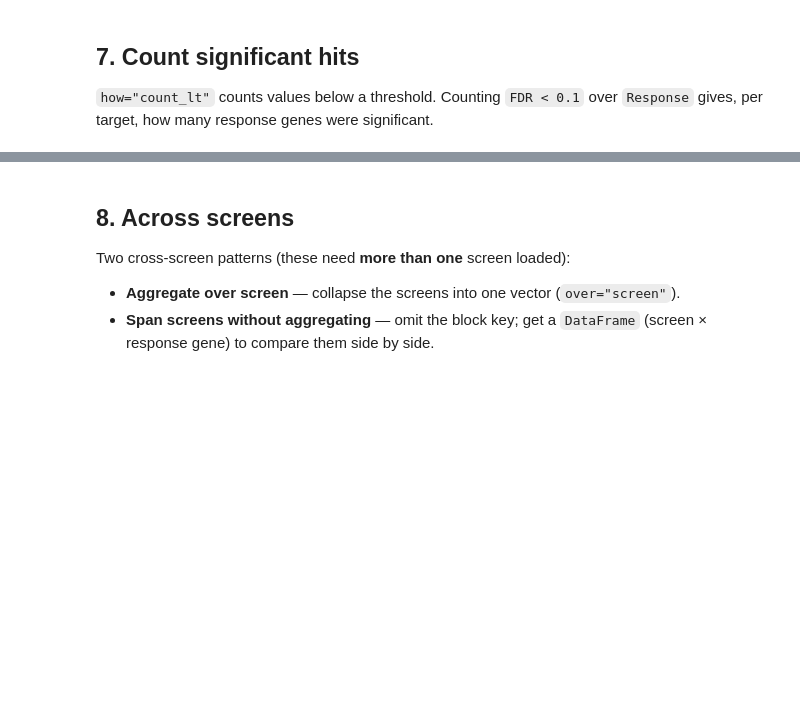
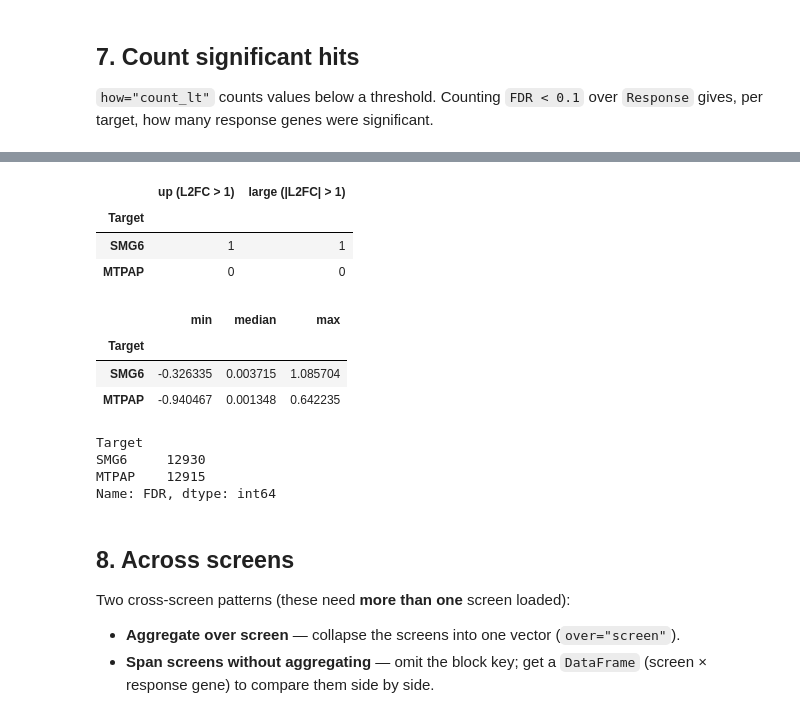
Before and after one commit to broadinstitute/cheesemonger, a Jupyter notebook: clients/cheesypy/examples/tutorial.ipynb, the cells around one changed output, grey strips where cells are left out. Drawn from its saved outputs; the diff is of its cells as text; code cells hidden in the pictures; blank space fills up the shorter version.

```diff
--- a/clients/cheesypy/examples/tutorial.ipynb
+++ b/clients/cheesypy/examples/tutorial.ipynb
@@ -43,7 +51,7 @@ from cheesypy import Cheesemonger
 
 BASE_URL = "https://dev.cds.team/cheesemonger"
 
-cm = Cheesemonger(BASE_URL, _client=httpx.Client(base_url=BASE_URL, auth=("REPLACE_USERNAME", "REPLACE_PASSWORD"), timeout=600))
+cm = Cheesemonger(BASE_URL, _client=httpx.Client(base_url=BASE_URL, auth=("cheesemonger-test", "crackers1020"), timeout=600), gene_symbols=True)
 # %% [markdown]
 ## 2. Explore
 
@@ -158,3 +187,41 @@ Name: FDR, dtype: int64
+# %%
+# Threshold counts: large up-regulated effects (L2FC > 1), and large effects in
+# either direction (|L2FC| > 1), per target at D4.
+import pandas as pd
+
+up  = cm.aggregate("perturb-scuba", "L2FC", over="Response", how="count_gt", threshold=1.0,
+                   screen="PS-SC-1", Timepoint="D4")
+big = cm.aggregate("perturb-scuba", "L2FC", over="Response", how="abs_gt", threshold=1.0,
+                   screen="PS-SC-1", Timepoint="D4")
+pd.DataFrame({"up (L2FC > 1)": up, "large (|L2FC| > 1)": big})   # rows = Target
+# %% [output]
+|  | up (L2FC > 1) | large (|L2FC| > 1) |
+| Target |  |  |
+| SMG6 | 1 | 1 |
+| MTPAP | 0 | 0 |
+# %%
+# min / max / median of L2FC across response genes, per target
+import pandas as pd
+
+mn  = cm.aggregate("perturb-scuba", "L2FC", over="Response", how="min",    screen="PS-SC-1", Timepoint="D4")
+med = cm.aggregate("perturb-scuba", "L2FC", over="Response", how="median", screen="PS-SC-1", Timepoint="D4")
+mx  = cm.aggregate("perturb-scuba", "L2FC", over="Response", how="max",    screen="PS-SC-1", Timepoint="D4")
+pd.DataFrame({"min": mn, "median": med, "max": mx})   # rows = Target
+# %% [output]
+|  | min | median | max |
+| Target |  |  |  |
+| SMG6 | -0.326335 | 0.003715 | 1.085704 |
+| MTPAP | -0.940467 | 0.001348 | 0.642235 |
+# %%
+# `count`: how many response genes were actually tested (non-NaN) per target
+tested = cm.aggregate("perturb-scuba", "FDR", over="Response", how="count",
+                      screen="PS-SC-1", Timepoint="D4")
+tested   # Series indexed by Target
+# %% [output]
+Target
+SMG6     12930
+MTPAP    12915
+Name: FDR, dtype: int64
 # %% [markdown]
 ## 8. Across screens
 
```
Also changed, not shown: parts of 10 cells of this notebook.
